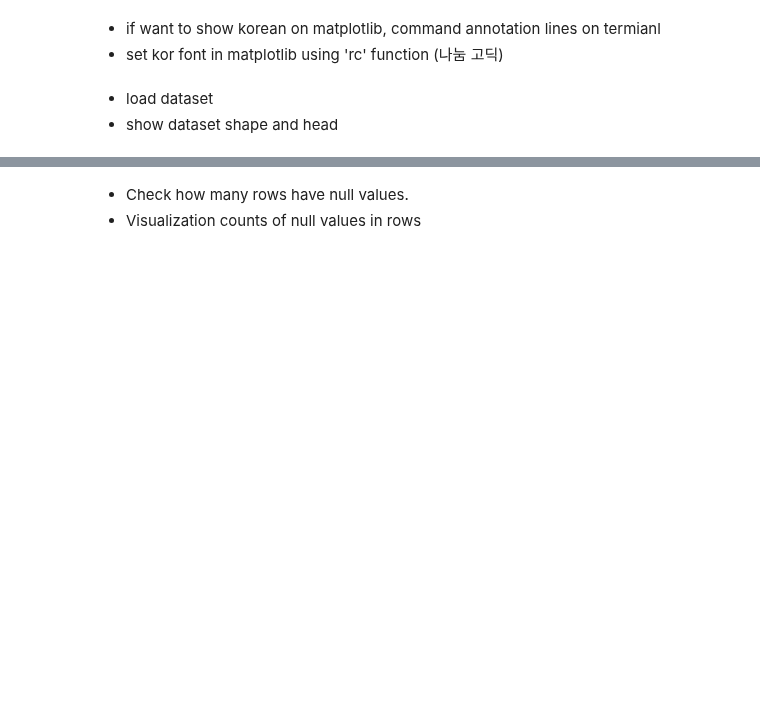
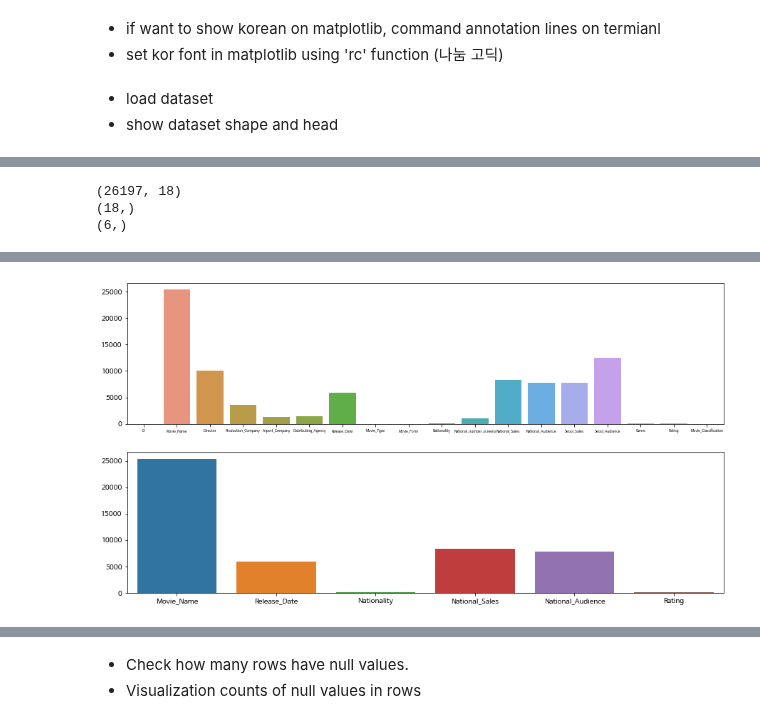
Before and after one commit to danielsun888/datathon, a Jupyter notebook: kyh.ipynb, the cells around one changed output, grey strips where cells are left out. Saved outputs shown, nothing was run; the diff lists cells and outputs as text; code cells hidden in the pictures; blank space fills up the shorter version.

```diff
--- a/kyh.ipynb
+++ b/kyh.ipynb
@@ -43,0 +61,18 @@ data.head()
+# %%
+col_use = ['Movie_Name', 'Release_Date', 'Nationality', 'National_Sales', 'National_Audience', 'Rating']
+data_show = data.describe(include='all').loc['unique']
+data_show_use = data.describe(include='all').loc['unique', col_use]
+print(data.shape)
+print(data_show.shape)
+print(data_show_use.shape)
+
+fig, (ax1, ax2) = plt.subplots(2,figsize=(15, 8))
+ax1.set_xticklabels(data_show.index, fontsize= 5)
+sns.barplot(x = data_show.index , y = data_show.values, ax = ax1)
+sns.barplot(x = data_show_use.index , y = data_show_use.values, ax = ax2)
+
+dfi.export(data[col_use].head(), 'graph/kyh_d_2.png')
+# %% [output]
+(26197, 18)
+(18,)
+(6,)
@@ -44 +82,2 @@ data.head()
+[figure, added]
 # %% [markdown]
```
Also changed, not shown: parts of 31 cells of this notebook, 15 other files.
